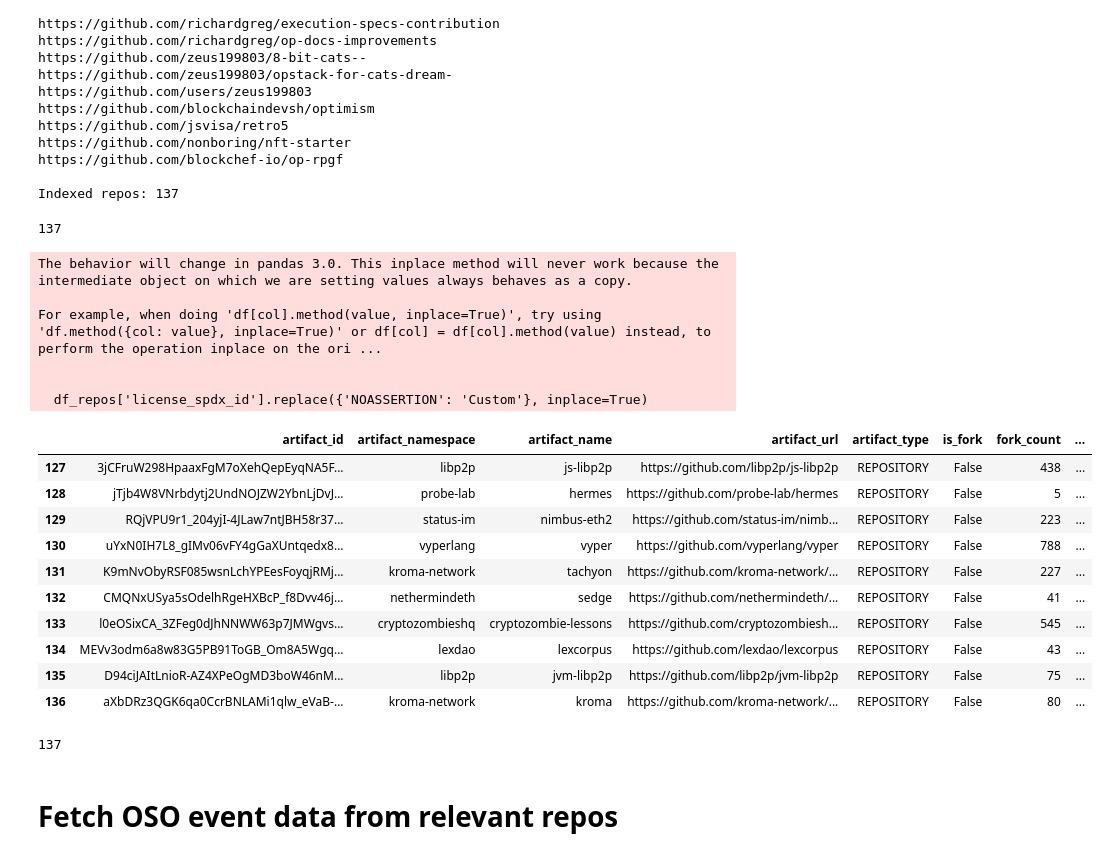
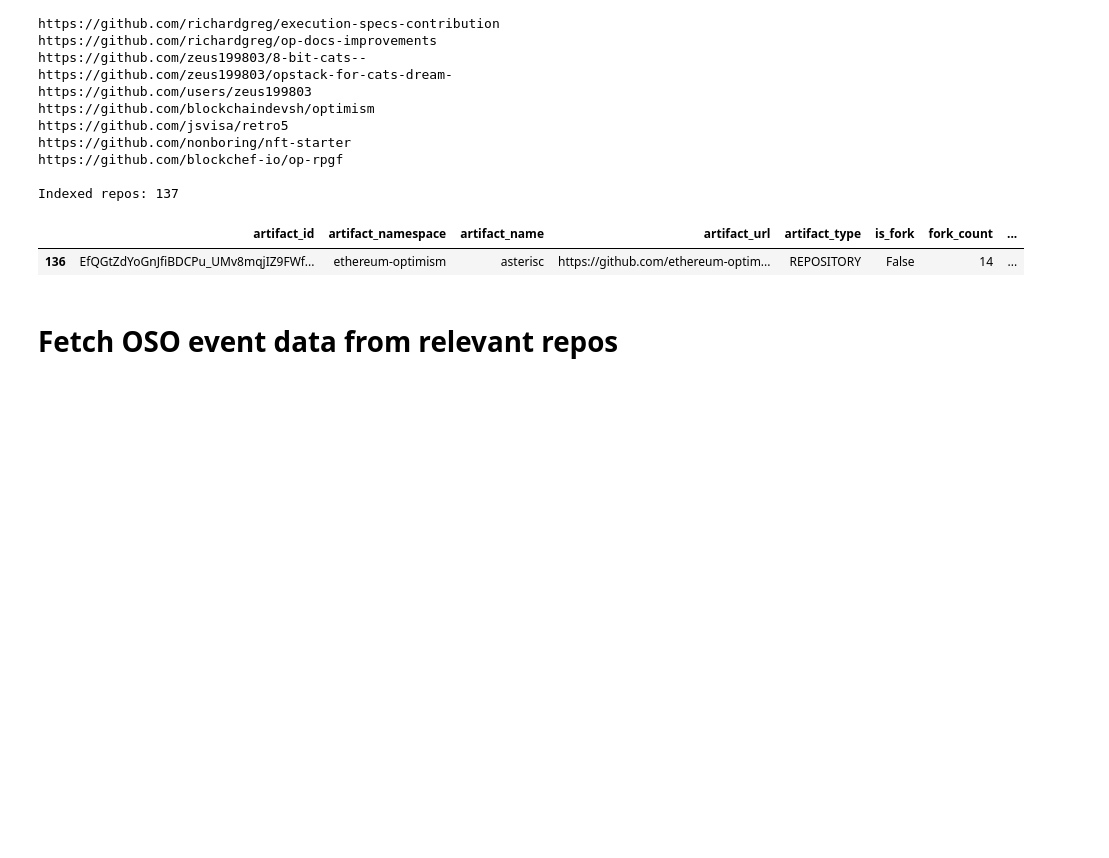
Before and after one commit to opensource-observer/insights, a Jupyter notebook: analysis/optimism/retrofunding5/RF5_GitHub_RepoMetrics.ipynb, the cells around one changed output. Drawn from its saved outputs; the diff is of its cells as text; code cells hidden in the pictures; blank space fills up the shorter version.

```diff
--- a/analysis/optimism/retrofunding5/RF5_GitHub_RepoMetrics.ipynb
+++ b/analysis/optimism/retrofunding5/RF5_GitHub_RepoMetrics.ipynb
@@ -37,6 +47,7 @@ for app in applications:
     project_name = project.get('name')
     project_id = project.get('id')
     category_id = app['impactStatementAnswer'][0]['impactStatement']['categoryId']
+    application_id = app['impactStatementAnswer'][0]['applicationId']
 
     if repos:
         for repo in repos:
@@ -49,6 +60,7 @@ for app in applications:
             projects_data.append({
                 'project_name': project_name,
                 'project_id': project_id,
+                'application_id': application_id,
                 'category_id': category_id,
                 'repo_url': repo_url,
                 'repo_name': repo.get('name', None)
@@ -57,6 +69,7 @@ for app in applications:
         projects_data.append({
             'project_name': project_name,
             'project_id': project_id,
+            'application_id': application_id,
             'category_id': category_id,
             'repo_url': None,
             'repo_name': None
@@ -80,8 +93,13 @@ def clean_repo_url(owner_and_name):
 df_projects['repo_owner_and_name'] = df_projects['repo_url'].apply(extract_owner_and_repo)
 df_projects['clean_url'] = df_projects['repo_owner_and_name'].apply(clean_repo_url)
 
-project_name_mappings = df_projects.set_index('project_id')['project_name'].to_dict()
-project_category_mappings = df_projects.set_index('project_id')['category_id'].to_dict()
+project_name_mappings = df_projects.set_index('application_id')['project_name'].to_dict()
+project_category_mappings = df_projects.set_index('application_id')['category_id'].to_dict()
 
-df_projects
+print(f"Loaded {len(df_projects)} records\
+        \n... including {len(df_projects['clean_url'].dropna().unique())} repos\
+        \n... from {len(df_projects['application_id'])} unique applications.\n\n")
+
+repo_urls = list(df_projects['clean_url'].dropna().unique())
+df_projects.tail(1)
 # %% [output]
@@ -108,5 +113,5 @@ len(repo_urls)
 # %%
-# Get snapshot of repo metrics (taken 2024-09-16)
+# Get snapshot of repo metrics (taken 2024-09-23)
 
 repo_urls_str = "'" + "','".join(repo_urls) + "'"
 repos_query = f"""
@@ -129,6 +134,7 @@ repos_query = f"""
 """
 repos_query_result = client.query(repos_query)
 df_repos = repos_query_result.to_dataframe()
+df_repos['license_spdx_id'] =  df_repos['license_spdx_id'].replace({'NOASSERTION': 'Custom'})
 df_repos.tail(1)
 # %% [output]
 |  | artifact_id | artifact_namespace | artifact_name | artifact_url | artifact_type | is_fork | fork_count | ... |
@@ -163,44 +169,23 @@ https://github.com/nonboring/nft-starter
 https://github.com/blockchef-io/op-rpgf
 
 Indexed repos: 137
-# %%
-len(sorted(valid_repo_urls))
-# %% [output]
-137
 # %%
 repo_app_mapping = (
     df_projects[df_projects.clean_url.isin(valid_repo_urls)]
-    [['clean_url', 'project_id']]
+    [['clean_url', 'application_id', 'project_id']]
     .drop_duplicates()
-    .set_index('clean_url')['project_id']
+    .set_index('clean_url')['application_id']
     .to_dict()
 )
 df_repos['application_id'] = df_repos['artifact_url'].map(repo_app_mapping)
-df_repos['license_spdx_id'].replace({'NOASSERTION': 'Custom'}, inplace=True)
-df_repos.tail(10)
+
+artifact_app_mapping = df_repos.set_index('artifact_id')['application_id'].to_dict()
+artifact_url_mapping = df_repos.set_index('artifact_url')['artifact_id'].to_dict()
+
+df_repos.tail(1)
 # %% [output]
-The behavior will change in pandas 3.0. This inplace method will never work because the intermediate object on which we are setting values always behaves as a copy.
-
-For example, when doing 'df[col].method(value, inplace=True)', try using 'df.method({col: value}, inplace=True)' or df[col] = df[col].method(value) instead, to perform the operation inplace on the ori ...
-
-
-  df_repos['license_spdx_id'].replace({'NOASSERTION': 'Custom'}, inplace=True)
 |  | artifact_id | artifact_namespace | artifact_name | artifact_url | artifact_type | is_fork | fork_count | ... |
-| 127 | 3jCFruW298HpaaxFgM7oXehQepEyqNA5F... | libp2p | js-libp2p | https://github.com/libp2p/js-libp2p | REPOSITORY | False | 438 | ... |
-| 128 | jTjb4W8VNrbdytj2UndNOJZW2YbnLjDvJ... | probe-lab | hermes | https://github.com/probe-lab/hermes | REPOSITORY | False | 5 | ... |
-| 129 | RQjVPU9r1_204yjI-4JLaw7ntJBH58r37... | status-im | nimbus-eth2 | https://github.com/status-im/nimb... | REPOSITORY | False | 223 | ... |
-| 130 | uYxN0IH7L8_gIMv06vFY4gGaXUntqedx8... | vyperlang | vyper | https://github.com/vyperlang/vyper | REPOSITORY | False | 788 | ... |
-| 131 | K9mNvObyRSF085wsnLchYPEesFoyqjRMj... | kroma-network | tachyon | https://github.com/kroma-network/... | REPOSITORY | False | 227 | ... |
-| 132 | CMQNxUSya5sOdelhRgeHXBcP_f8Dvv46j... | nethermindeth | sedge | https://github.com/nethermindeth/... | REPOSITORY | False | 41 | ... |
-| 133 | l0eOSixCA_3ZFeg0dJhNNWW63p7JMWgvs... | cryptozombieshq | cryptozombie-lessons | https://github.com/cryptozombiesh... | REPOSITORY | False | 545 | ... |
-| 134 | MEVv3odm6a8w83G5PB91ToGB_Om8A5Wgq... | lexdao | lexcorpus | https://github.com/lexdao/lexcorpus | REPOSITORY | False | 43 | ... |
-| 135 | D94ciJAItLnioR-AZ4XPeOgMD3boW46nM... | libp2p | jvm-libp2p | https://github.com/libp2p/jvm-libp2p | REPOSITORY | False | 75 | ... |
-| 136 | aXbDRz3QGK6qa0CcrBNLAMi1qlw_eVaB-... | kroma-network | kroma | https://github.com/kroma-network/... | REPOSITORY | False | 80 | ... |
+| 136 | EfQGtZdYoGnJfiBDCPu_UMv8mqjIZ9FWf... | ethereum-optimism | asterisc | https://github.com/ethereum-optim... | REPOSITORY | False | 14 | ... |
-# %%
-artifact_app_mapping = df_repos.set_index('artifact_id')['application_id'].to_dict()
-len(artifact_app_mapping)
-# %% [output]
-137
 # %% [markdown]
 # Fetch OSO event data from relevant repos
 # %%
```
Also changed, not shown: parts of 19 cells of this notebook, 1 other file.
